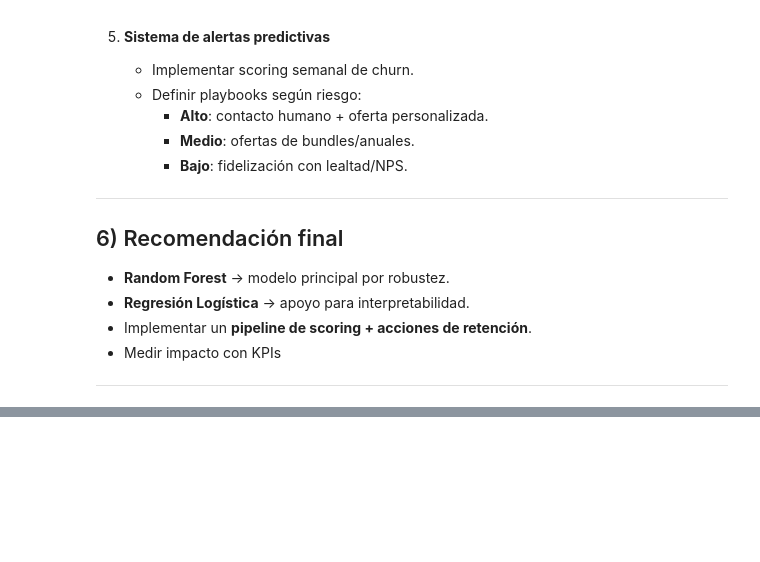
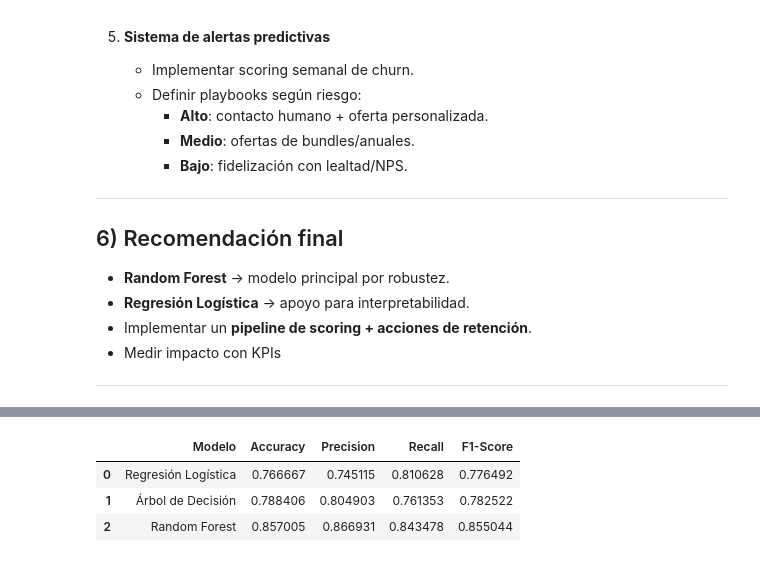
Before and after one commit to EduinRodri/challengue_3_telecom_x, a Jupyter notebook: Telecom_X_2.ipynb, the cells around one changed output, grey strips where cells are left out. Cells and saved outputs as stored; diff of their text form; code cells hidden in the pictures; blank space fills up the shorter version.

```diff
--- a/Telecom_X_2.ipynb
+++ b/Telecom_X_2.ipynb
@@ -813,0 +858,21 @@ Las variables más influyentes fueron:
+# %%
+from sklearn.impute import SimpleImputer
+from imblearn.over_sampling import SMOTE
+
+# 1. Definir X e y
+X = df_encoded.drop('Churn', axis=1)
+y = df_encoded['Churn']
+
+# 2. Imputación de valores faltantes (especialmente account.Charges.Total)
+imputer = SimpleImputer(strategy='median')
+X_imputed = imputer.fit_transform(X)
+
+# 3. Aplicar SMOTE para balancear las clases
+smote = SMOTE(random_state=42)
+X_resampled, y_resampled = smote.fit_resample(X_imputed, y)
+
+# 4. Confirmar balanceo
+print('Distribución de clases después de SMOTE:')
+print(y_resampled.value_counts(normalize=True) * 100)
+print('\nConteo de registros por clase:')
+print(y_resampled.value_counts())
@@ -813,0 +1087,19 @@ Las variables más influyentes fueron:
+# %%
+import pandas as pd
+
+# Consolidación de métricas finales para comparación directa
+resultados = {
+    'Modelo': ['Regresión Logística', 'Árbol de Decisión', 'Random Forest'],
+    'Accuracy': [accuracy_score(y_test_res, pred_lr), accuracy_score(y_test_res, pred_dt), accuracy_score(y_test_res, pred_rf)],
+    'Precision': [precision_score(y_test_res, pred_lr), precision_score(y_test_res, pred_dt), precision_score(y_test_res, pred_rf)],
+    'Recall': [recall_score(y_test_res, pred_lr), recall_score(y_test_res, pred_dt), recall_score(y_test_res, pred_rf)],
+    'F1-Score': [f1_score(y_test_res, pred_lr), f1_score(y_test_res, pred_dt), f1_score(y_test_res, pred_rf)]
+}
+
+df_resultados = pd.DataFrame(resultados)
+display(df_resultados.style.highlight_max(axis=0, color='lightgreen'))
+# %% [output]
+|  | Modelo | Accuracy | Precision | Recall | F1-Score |
+| 0 | Regresión Logística | 0.766667 | 0.745115 | 0.810628 | 0.776492 |
+| 1 | Árbol de Decisión | 0.788406 | 0.804903 | 0.761353 | 0.782522 |
+| 2 | Random Forest | 0.857005 | 0.866931 | 0.843478 | 0.855044 |
```
Also changed, not shown: parts of 20 cells of this notebook.
